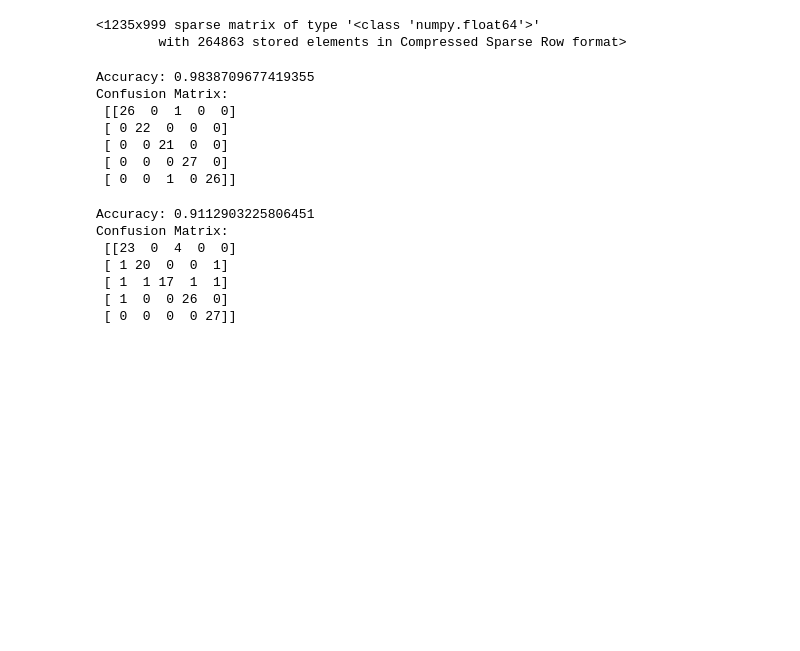
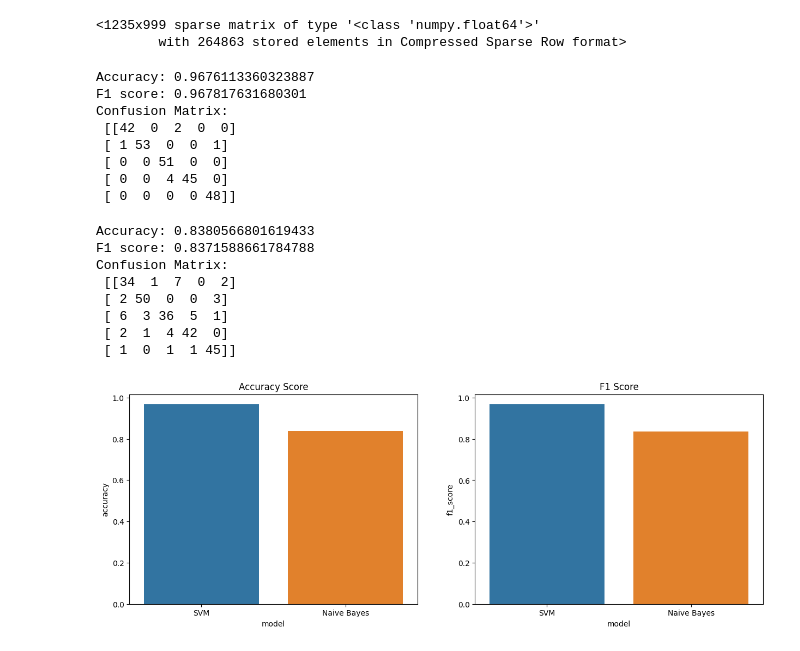
Before and after one commit to GoiliAce/NLP-6, a Jupyter notebook: main.ipynb, the cells around one changed output. Saved outputs shown, nothing was run; the diff lists cells and outputs as text; code cells hidden in the pictures; blank space fills up the shorter version.

```diff
--- a/main.ipynb
+++ b/main.ipynb
@@ -302,35 +372,52 @@ svm_model = SVC()
 svm_model.fit(X_train_hv, y_train)
 
 # Đánh giá mô hình
-y_pred = svm_model.predict(X_test_hv)
-accuracy = accuracy_score(y_test, y_pred)
-confusion_mat = confusion_matrix(y_test, y_pred)
-
-print("Accuracy:", accuracy)
-print("Confusion Matrix:\n", confusion_mat)
+y_pred = svm_model.predict(X_test_hv.toarray())
+accuracy_svc = accuracy_score(y_test, y_pred)
+confusion_svc = confusion_matrix(y_test, y_pred)
+f1_score_svm = f1_score(y_test, y_pred, average='weighted')
+print("Accuracy:", accuracy_svc)
+print("F1 score:", f1_score_svm)
+print("Confusion Matrix:\n", confusion_svc)
 # %% [output]
-Accuracy: 0.9838709677419355
+Accuracy: 0.9676113360323887
+F1 score: 0.967817631680301
 Confusion Matrix:
- [[26  0  1  0  0]
- [ 0 22  0  0  0]
- [ 0  0 21  0  0]
- [ 0  0  0 27  0]
- [ 0  0  1  0 26]]
+ [[42  0  2  0  0]
+ [ 1 53  0  0  1]
+ [ 0  0 51  0  0]
+ [ 0  0  4 45  0]
+ [ 0  0  0  0 48]]
 # %%
 bayes_model = GaussianNB()
 bayes_model.fit(X_train_hv.toarray(), y_train)
 
 y_pred = bayes_model.predict(X_test_hv.toarray())
-accuracy = accuracy_score(y_test, y_pred)
-confusion_mat = confusion_matrix(y_test, y_pred)
+accuracy_gb = accuracy_score(y_test, y_pred)
+confusion_gb = confusion_matrix(y_test, y_pred)
+f1_score_gb = f1_score(y_test, y_pred, average='weighted')
 
-print("Accuracy:", accuracy)
-print("Confusion Matrix:\n", confusion_mat)
+print("Accuracy:", accuracy_gb)
+print("F1 score:", f1_score_gb)
+print("Confusion Matrix:\n", confusion_gb)
 # %% [output]
-Accuracy: 0.9112903225806451
+Accuracy: 0.8380566801619433
+F1 score: 0.8371588661784788
 Confusion Matrix:
- [[23  0  4  0  0]
- [ 1 20  0  0  1]
- [ 1  1 17  1  1]
- [ 1  0  0 26  0]
- [ 0  0  0  0 27]]
+ [[34  1  7  0  2]
+ [ 2 50  0  0  3]
+ [ 6  3 36  5  1]
+ [ 2  1  4 42  0]
+ [ 1  0  1  1 45]]
+# %%
+df = pd.DataFrame({'model': ['SVM', 'Naive Bayes'], 'accuracy': [accuracy_svc, accuracy_gb],
+                   'f1_score': [f1_score_svm, f1_score_gb]})
+# visualize model
+fig, ax = plt.subplots(1, 2, figsize=(15, 5))
+sns.barplot(x='model', y='accuracy', data=df, ax=ax[0])
+ax[0].set_title('Accuracy Score')
+sns.barplot(x='model', y='f1_score', data=df, ax=ax[1])
+ax[1].set_title('F1 Score')
+plt.show();
+# %% [output]
+[figure, added]
```
Also changed, not shown: parts of 36 cells of this notebook.
